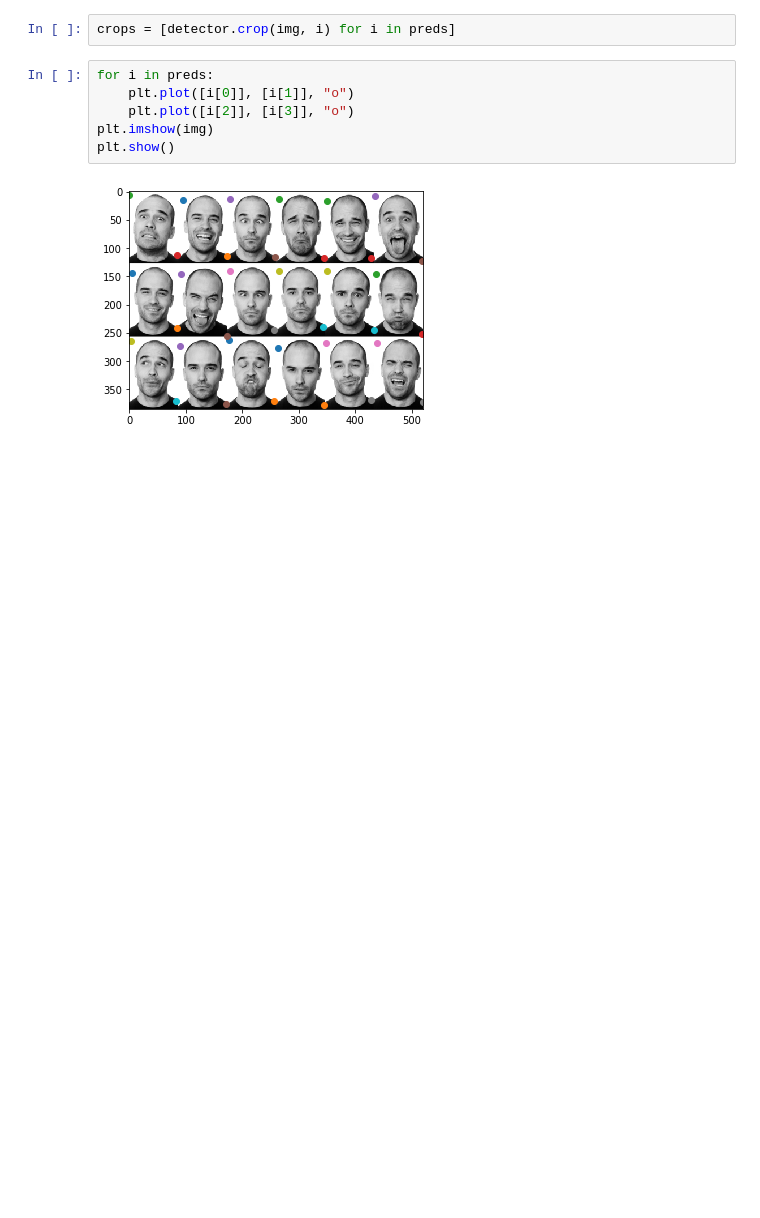
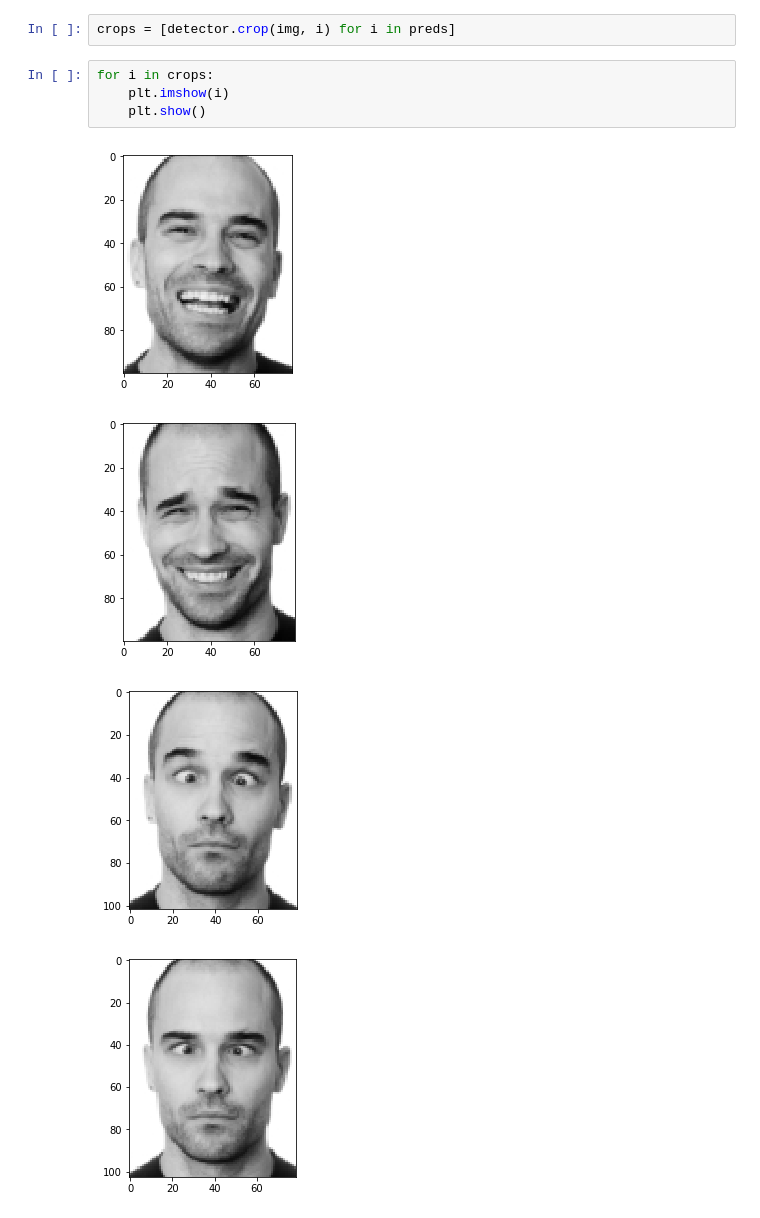
Before and after one commit to kiselev1189/face-detector-s3fd, a Jupyter notebook: Example.ipynb, the cells around one changed output. Drawn from its saved outputs; the diff is of its cells as text; blank space fills up the shorter version.

```diff
--- a/Example.ipynb
+++ b/Example.ipynb
@@ -16,10 +20,11 @@ Wall time: 1.12 s
 # %%
 crops = [detector.crop(img, i) for i in preds]
-# %%
-for i in preds:
-    plt.plot([i[0]], [i[1]], "o")
-    plt.plot([i[2]], [i[3]], "o")
-plt.imshow(img)
-plt.show()
-# %% [output]
-[figure, removed]
+# %%
+for i in crops:
+    plt.imshow(i)
+    plt.show()
+# %% [output]
+[figure, added]
+[figure, added]
+[figure, added]
+[figure, added]
```
Also changed, not shown: parts of 3 cells of this notebook.
